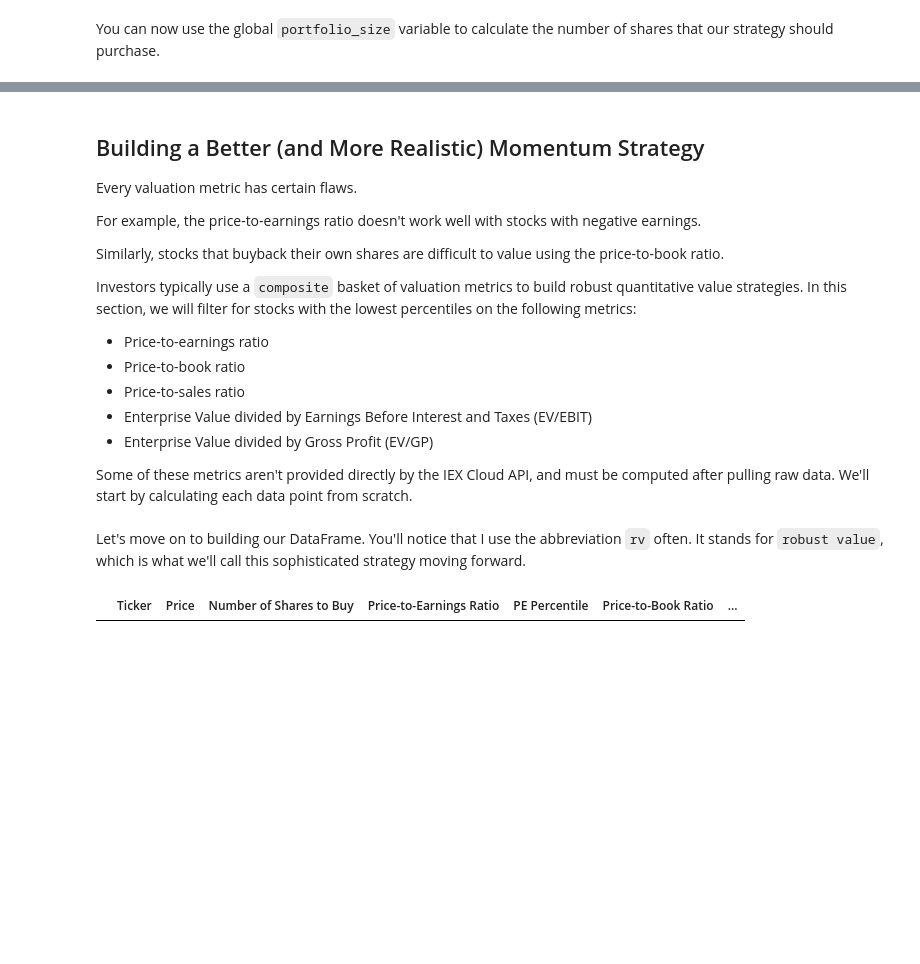
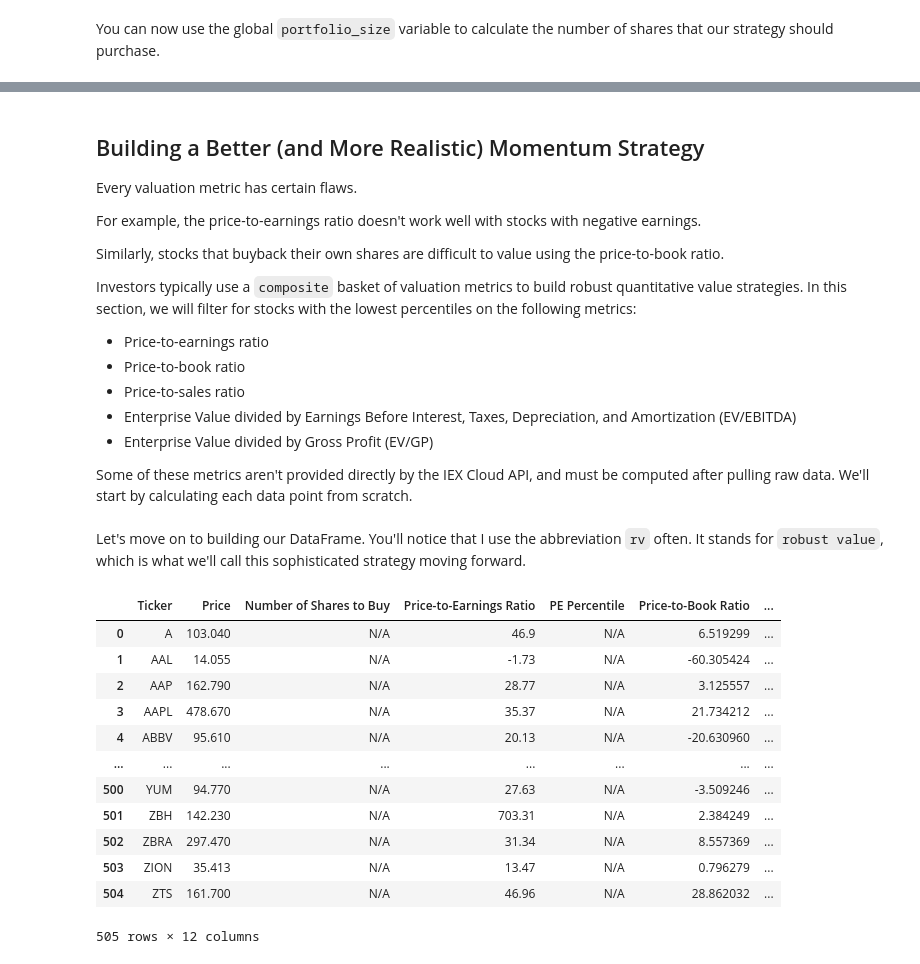
Before and after one commit to nickmccullum/algorithmic-trading-python, a Jupyter notebook: finished_files/003_quantitative_value_strategy.ipynb, the cells around one changed output, grey strips where cells are left out. Cells and saved outputs as stored; diff of their text form; code cells hidden in the pictures; blank space fills up the shorter version.

Commit message:
started dealing with missing data in the DataFrame

```diff
--- a/finished_files/003_quantitative_value_strategy.ipynb
+++ b/finished_files/003_quantitative_value_strategy.ipynb
@@ -210,7 +210,7 @@ Investors typically use a `composite` basket of valuation metrics to build robus
 * Price-to-earnings ratio
 * Price-to-book ratio
 * Price-to-sales ratio
-* Enterprise Value divided by Earnings Before Interest and Taxes (EV/EBIT)
+* Enterprise Value divided by Earnings Before Interest, Taxes, Depreciation, and Amortization (EV/EBITDA)
 * Enterprise Value divided by Gross Profit (EV/GP)
 
 Some of these metrics aren't provided directly by the IEX Cloud API, and must be computed after pulling raw data. We'll start by calculating each data point from scratch.
@@ -244,46 +244,72 @@ rv_columns = [
                 'Price',
                 'Number of Shares to Buy',
                 'Price-to-Earnings Ratio',
                 'PE Percentile',
                 'Price-to-Book Ratio',
                 'PB Percentile',
-                'EV/EBIT',
-                'EV/EBIT Percentile',
-                'EV/FCF',
-                'EV/FCF Percentile',
+                'EV/EBITDA',
+                'EV/EBITDA Percentile',
                 'EV/GP',
                 'EV/GP Percentile',
                 'RV Score'
                 ]
 
 rv_dataframe = pd.DataFrame(columns = rv_columns)
 
 for symbol_string in symbol_strings:
 #     print(symbol_strings)
-    batch_api_call_url = f'https://sandbox.iexapis.com/stable/stock/market/batch/?types=stats,quote&symbols={symbol_string}&token={IEX_CLOUD_API_TOKEN}'
+    batch_api_call_url = f'https://sandbox.iexapis.com/stable/stock/market/batch/?types=advanced-stats,quote&symbols={symbol_string}&token={IEX_CLOUD_API_TOKEN}'
     data = requests.get(batch_api_call_url).json()
     for symbol in symbol_string.split(','):
+
+        pe_ratio = data[symbol]['quote']['peRatio']
+        pb_ratio = data[symbol]['advanced-stats']['priceToBook']
+        ps_ratio = data[symbol]['advanced-stats']['priceToSales']
+        enterprise_value = data[symbol]['advanced-stats']['enterpriseValue']
+        ebitda = data[symbol]['advanced-stats']['enterpriseValue']
+        gross_profit = data[symbol]['advanced-stats']['grossProfit']
+
+        try:
+            ev_to_ebitda = enterprise_value/ebitda
+        except TypeError:
+            ev_to_ebitda = np.NaN
+
+        try:
+            ev_to_gross_profit = enterprise_value/gross_profit
+        except TypeError:
+            ev_to_gross_profit = np.NaN
+
         rv_dataframe = rv_dataframe.append(
                                         pd.Series([
                                                     symbol,
                                                     data[symbol]['quote']['latestPrice'],
                                                     'N/A',
-                                                    'Price-to-Earnings Ratio',
-                                                    'PE Percentile',
-                                                    'Price-to-Book Ratio',
-                                                    'PB Percentile',
-                                                    'EV/EBIT',
-                                                    'EV/EBIT Percentile',
-                                                    'EV/FCF',
-                                                    'EV/FCF Percentile',
-                                                    'EV/GP',
-                                                    'EV/GP Percentile',
-                                                    'RV Score'
+                                                    pe_ratio,
+                                                    'N/A',
+                                                    pb_ratio,
+                                                    'N/A',
+                                                    ev_to_ebitda,
+                                                    'N/A',
+                                                    ev_to_gross_profit,
+                                                    'N/A',
+                                                    'N/A'
                                                    ],
                                                   index = rv_columns),
                                         ignore_index = True)
 
 
 rv_dataframe
 # %% [output]
 |  | Ticker | Price | Number of Shares to Buy | Price-to-Earnings Ratio | PE Percentile | Price-to-Book Ratio | ... |
+| 0 | A | 103.040 | N/A | 46.9 | N/A | 6.519299 | ... |
+| 1 | AAL | 14.055 | N/A | -1.73 | N/A | -60.305424 | ... |
+| 2 | AAP | 162.790 | N/A | 28.77 | N/A | 3.125557 | ... |
+| 3 | AAPL | 478.670 | N/A | 35.37 | N/A | 21.734212 | ... |
+| 4 | ABBV | 95.610 | N/A | 20.13 | N/A | -20.630960 | ... |
+| ... | ... | ... | ... | ... | ... | ... | ... |
+| 500 | YUM | 94.770 | N/A | 27.63 | N/A | -3.509246 | ... |
+| 501 | ZBH | 142.230 | N/A | 703.31 | N/A | 2.384249 | ... |
+| 502 | ZBRA | 297.470 | N/A | 31.34 | N/A | 8.557369 | ... |
+| 503 | ZION | 35.413 | N/A | 13.47 | N/A | 0.796279 | ... |
+| 504 | ZTS | 161.700 | N/A | 46.96 | N/A | 28.862032 | ... |
+505 rows × 12 columns
```
Also changed, not shown: parts of 9 cells of this notebook.
